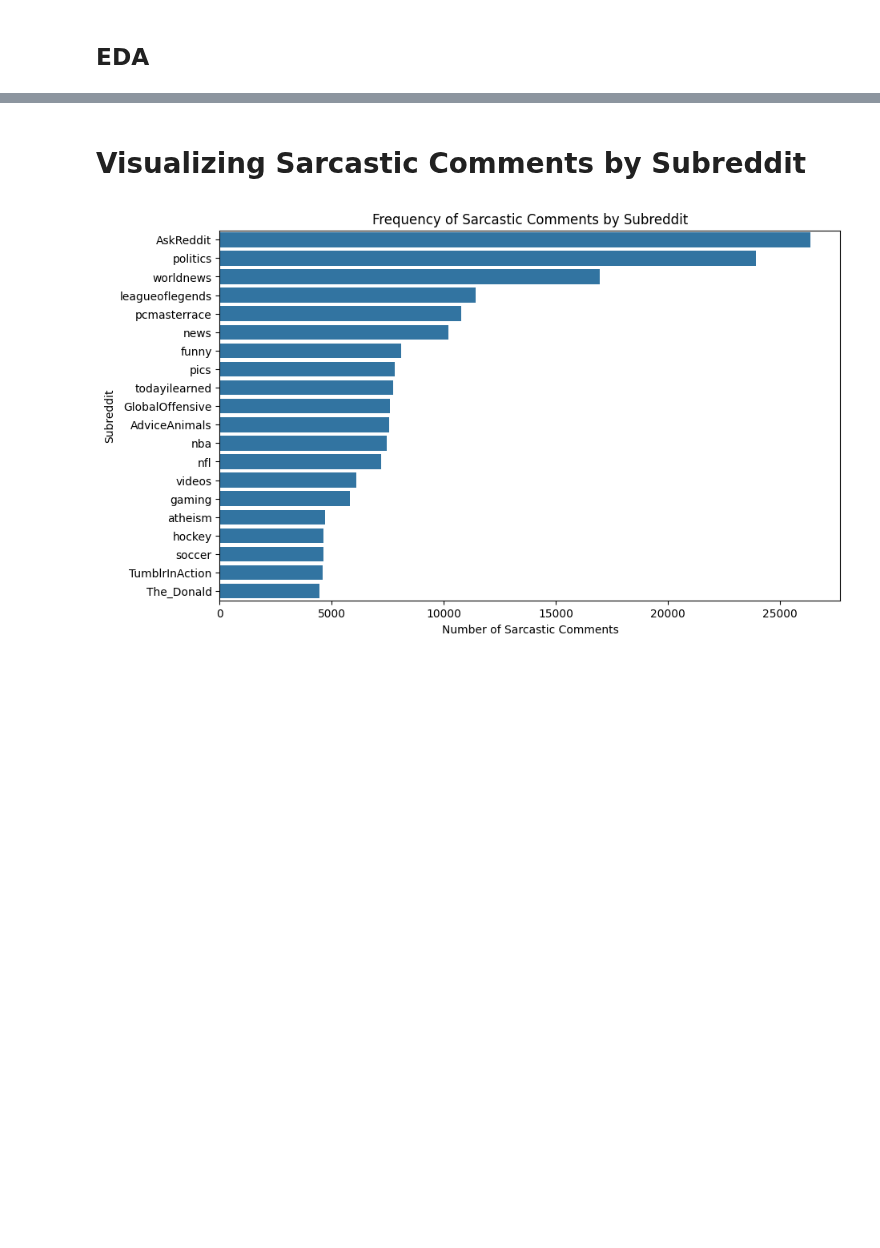
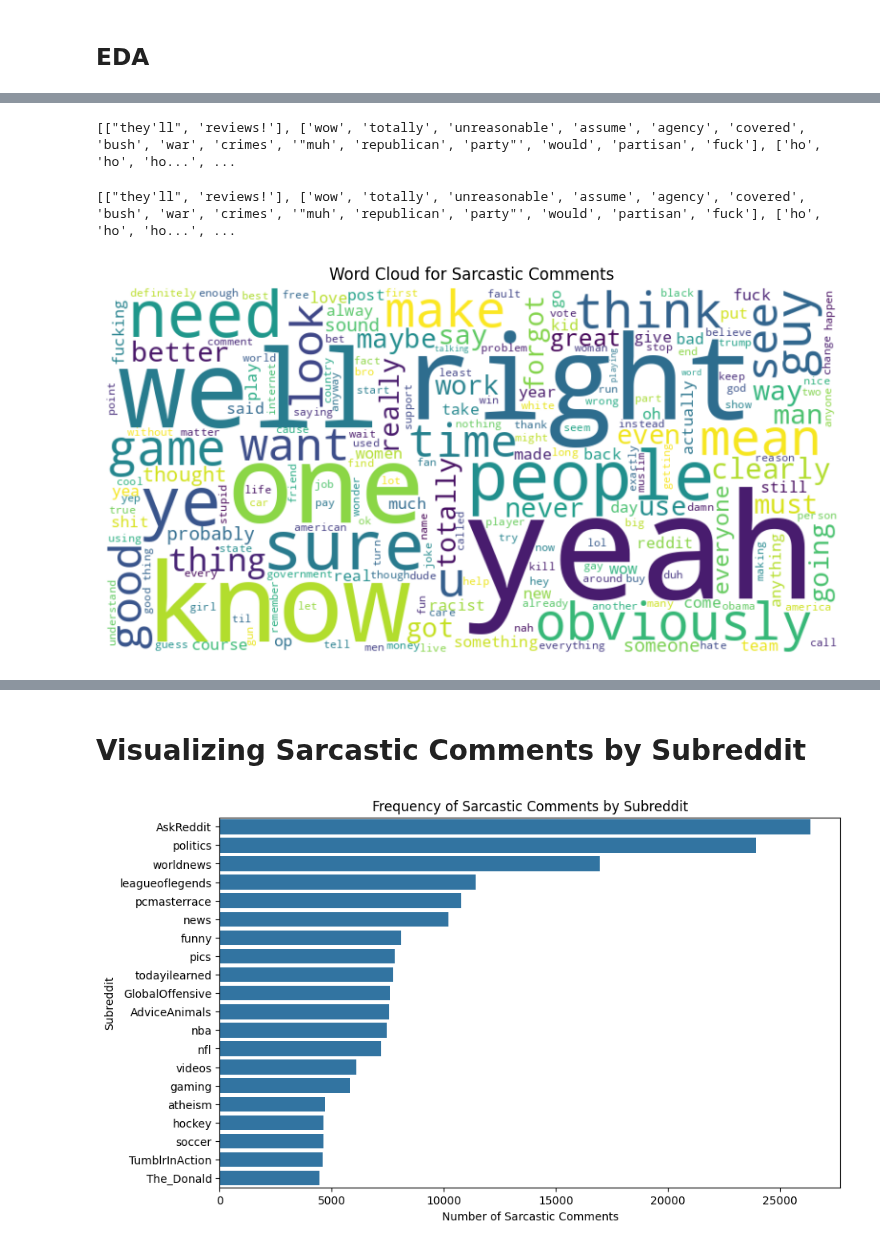
Before and after one commit to brianellis1997/Sarcasm_Detection, a Jupyter notebook: DS_440_Test.ipynb, the cells around one changed output, grey strips where cells are left out. Cells and saved outputs as stored; diff of their text form; code cells hidden in the pictures; blank space fills up the shorter version.

Commit message:
Tokenized sarcastic and non sarcastic comments and made new wordcloud

```diff
--- a/DS_440_Test.ipynb
+++ b/DS_440_Test.ipynb
@@ -56,0 +77,4 @@ train_bal[:20]['comment']
+# %%
+# train_bal[:20]['comment']
+train_bal = train_bal[-train_bal['comment'].isnull()]
+train_bal.info()
@@ -63,10 +196,40 @@ non_sarcastic_com = train_bal[train_bal['label'] == 0]
+# %%
+sarcastic_comments = sarcastic_com['comment']
+non_sarcastic_comments = non_sarcastic_com['comment']
+
+# Apply the function to sarcastic and non-sarcastic comments
+sarcastic_clean = clean_comments(sarcastic_comments)
+non_sarcastic_clean = clean_comments(non_sarcastic_comments)
+
+# Example output for the first 10 sarcastic comments
+print(sarcastic_clean[:10])
+# %% [output]
+[["they'll", 'reviews!'], ['wow', 'totally', 'unreasonable', 'assume', 'agency', 'covered', 'bush', 'war', 'crimes', '"muh', 'republican', 'party"', 'would', 'partisan', 'fuck'], ['ho', 'ho', 'ho...', ...
+# %%
+from gensim.models.phrases import Phraser, Phrases
+
+# Add common two-word phrases aka Bi-grams
+sarc_bigrams = Phraser(Phrases(sarcastic_clean, min_count=32, threshold=64))
+non_sarc_bigrams = Phraser(Phrases(non_sarcastic_clean, min_count=32, threshold=64))
+
+# Apply the bigram models to the tokenized lists
+clean_sarc = [sarc_bigrams[sentence] for sentence in sarcastic_clean]
+clean_non_sarc = [non_sarc_bigrams[sentence] for sentence in non_sarcastic_clean]
+
+# Example output for the first 10 sarcastic comments after adding bigrams
+print(clean_sarc[:10])
+# %% [output]
+[["they'll", 'reviews!'], ['wow', 'totally', 'unreasonable', 'assume', 'agency', 'covered', 'bush', 'war', 'crimes', '"muh', 'republican', 'party"', 'would', 'partisan', 'fuck'], ['ho', 'ho', 'ho...', ...
 # %%
-# # WordCloud for sarcastic comments
-# wordcloud = WordCloud(width=800, height=400, background_color='white').generate(' '.join(sarcastic_com['comment'].values.ravel()))
+# WordCloud for sarcastic comments
+wordcloud_sarc = WordCloud(width=800, height=400, background_color='white').generate(' '.join([' '.join(sentence) for sentence in clean_sarc]))
 
-# # Display the generated word cloud using matplotlib
-# plt.figure(figsize=(10, 5))
-# plt.imshow(wordcloud, interpolation='bilinear')
-# plt.axis('off')
-# plt.show()
+# Display the generated word cloud using matplotlib
+plt.figure(figsize=(10, 5))
+plt.imshow(wordcloud_sarc, interpolation='bilinear')
+plt.axis('off')
+plt.title('Word Cloud for Sarcastic Comments')
+plt.show()
+# %% [output]
+[figure, added]
 # %%
```
Also changed, not shown: parts of 33 cells of this notebook.
